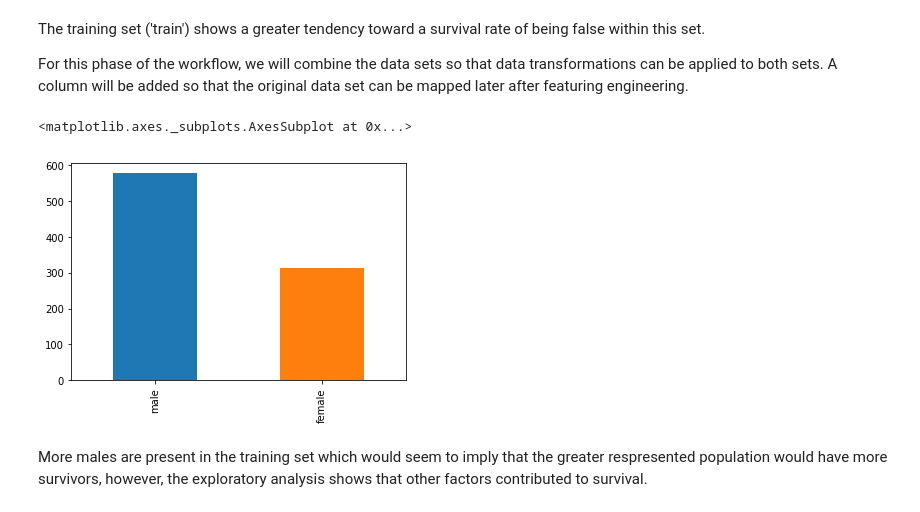
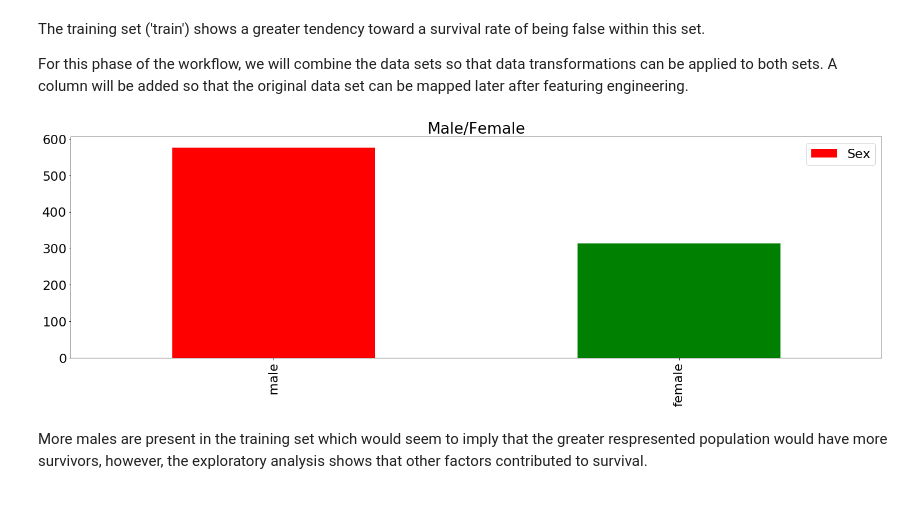
Before and after one commit to bthomas-ds/titanic, a Jupyter notebook: Titanic Challenge.ipynb, the cells around one changed output. Cells and saved outputs as stored; diff of their text form; code cells hidden in the pictures.

```diff
--- a/Titanic Challenge.ipynb
+++ b/Titanic Challenge.ipynb
@@ -45,11 +42,15 @@ train['Survived'].value_counts().plot(kind='bar', color=['Red', 'Green'], legend
 The training set ('train') shows a greater tendency toward a survival rate of being false within this set.
 
 For this phase of the workflow, we will combine the data sets so that data transformations can be applied to both sets. A column will be added so that the original data set can be mapped later after featuring engineering.
-# %%
-train['Sex'].value_counts().plot(kind='bar')
-# %% [output]
-<matplotlib.axes._subplots.AxesSubplot at 0x...>
-[figure, removed]
+# %%
+t = train['Sex'].value_counts().plot(kind='bar',
+                                       color=['Red', 'Green'],
+                                       title="Male/Female",
+                                       legend=True,
+                                       figsize=(25,7),
+                                       fontsize=22)
+# %% [output]
+[figure, added]
 # %% [markdown]
 More males are present in the training set which would seem to imply that the greater respresented population would have more survivors, however, the exploratory analysis shows that other factors contributed to survival.
 # %%
```
Also changed, not shown: parts of 26 cells of this notebook.
